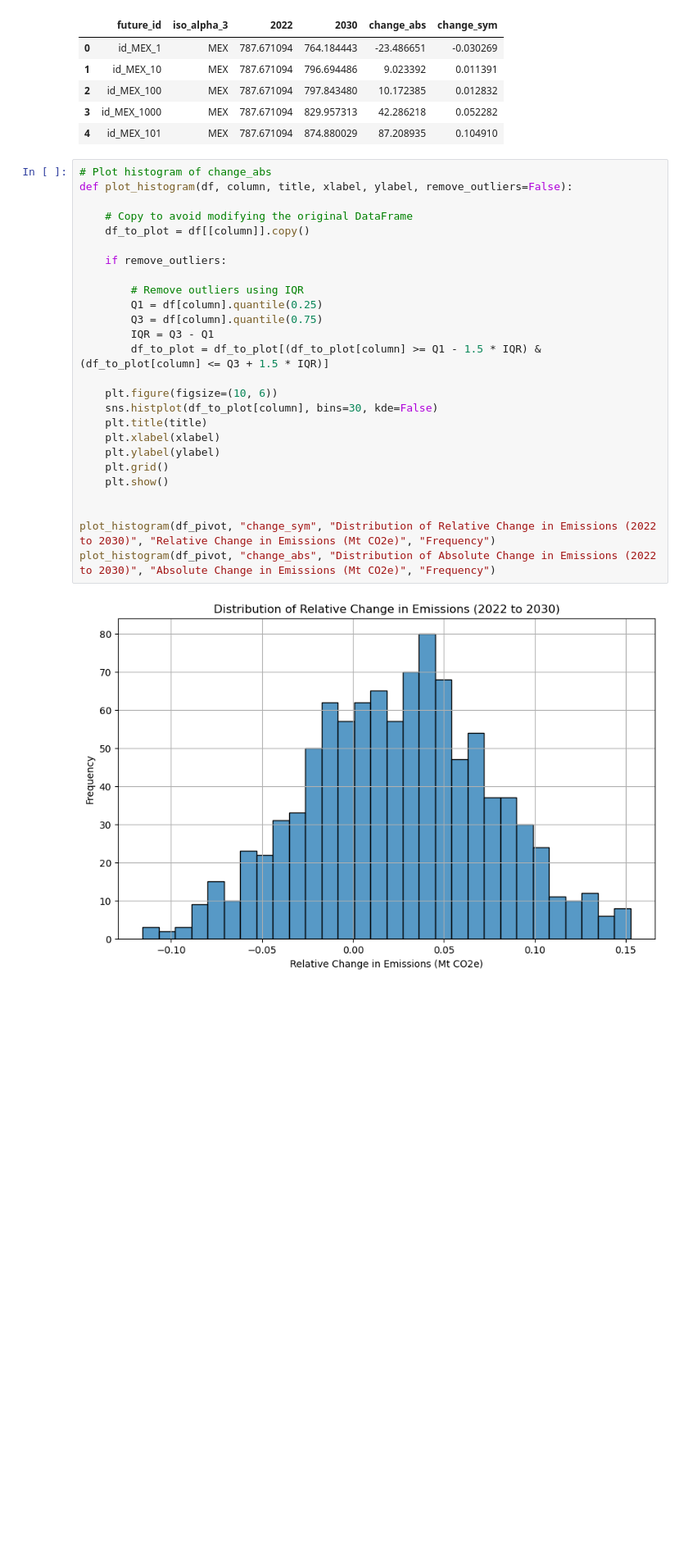
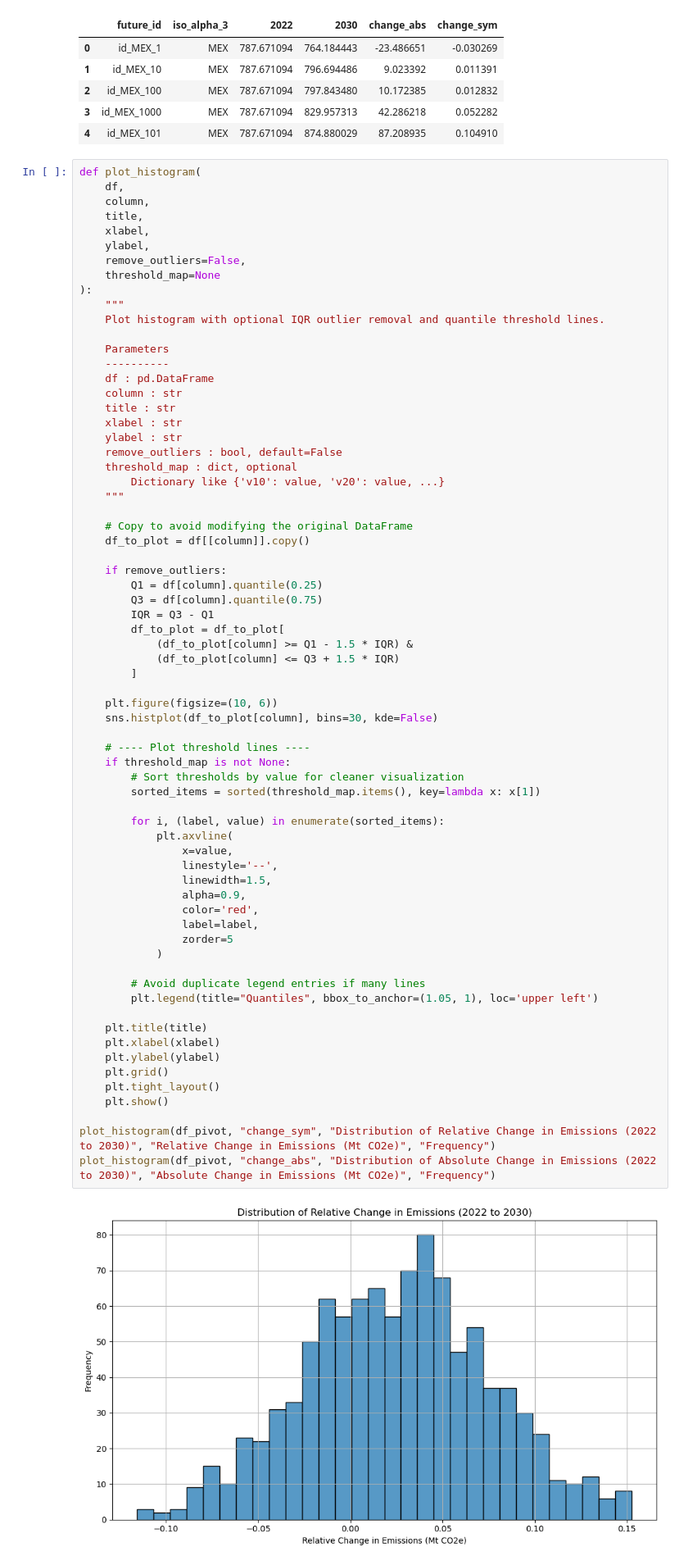
Before and after one commit to jroblar/ndc_evaluation, a Jupyter notebook: scenario_discovery/scenario_discovery_test.ipynb, the cells around one changed output. Shown at 82% size. Cells and saved outputs as stored; diff of their text form; blank space fills up the shorter version.

```diff
--- a/scenario_discovery/scenario_discovery_test.ipynb
+++ b/scenario_discovery/scenario_discovery_test.ipynb
@@ -63,30 +62,72 @@ df_pivot.head()
 | 3 | id_MEX_1000 | MEX | 787.671094 | 829.957313 | 42.286218 | 0.052282 |
 | 4 | id_MEX_101 | MEX | 787.671094 | 874.880029 | 87.208935 | 0.104910 |
 # %%
-# Plot histogram of change_abs
-def plot_histogram(df, column, title, xlabel, ylabel, remove_outliers=False):
+def plot_histogram(
+    df,
+    column,
+    title,
+    xlabel,
+    ylabel,
+    remove_outliers=False,
+    threshold_map=None
+):
+    """
+    Plot histogram with optional IQR outlier removal and quantile threshold lines.
+
+    Parameters
+    ----------
+    df : pd.DataFrame
+    column : str
+    title : str
+    xlabel : str
+    ylabel : str
+    remove_outliers : bool, default=False
+    threshold_map : dict, optional
+        Dictionary like {'v10': value, 'v20': value, ...}
+    """
 
     # Copy to avoid modifying the original DataFrame
     df_to_plot = df[[column]].copy()
 
     if remove_outliers:
-
-        # Remove outliers using IQR
         Q1 = df[column].quantile(0.25)
         Q3 = df[column].quantile(0.75)
         IQR = Q3 - Q1
-        df_to_plot = df_to_plot[(df_to_plot[column] >= Q1 - 1.5 * IQR) & (df_to_plot[column] <= Q3 + 1.5 * IQR)]
+        df_to_plot = df_to_plot[
+            (df_to_plot[column] >= Q1 - 1.5 * IQR) &
+            (df_to_plot[column] <= Q3 + 1.5 * IQR)
+        ]
 
     plt.figure(figsize=(10, 6))
     sns.histplot(df_to_plot[column], bins=30, kde=False)
+
+    # ---- Plot threshold lines ----
+    if threshold_map is not None:
+        # Sort thresholds by value for cleaner visualization
+        sorted_items = sorted(threshold_map.items(), key=lambda x: x[1])
+
+        for i, (label, value) in enumerate(sorted_items):
+            plt.axvline(
+                x=value,
+                linestyle='--',
+                linewidth=1.5,
+                alpha=0.9,
+                color='red',
+                label=label,
+                zorder=5
+            )
+
+        # Avoid duplicate legend entries if many lines
+        plt.legend(title="Quantiles", bbox_to_anchor=(1.05, 1), loc='upper left')
+
     plt.title(title)
     plt.xlabel(xlabel)
     plt.ylabel(ylabel)
     plt.grid()
+    plt.tight_layout()
     plt.show()
-
 
 plot_histogram(df_pivot, "change_sym", "Distribution of Relative Change in Emissions (2022 to 2030)", "Relative Change in Emissions (Mt CO2e)", "Frequency")
 plot_histogram(df_pivot, "change_abs", "Distribution of Absolute Change in Emissions (2022 to 2030)", "Absolute Change in Emissions (Mt CO2e)", "Frequency")
 # %% [output]
-[figure, old version]
+[figure, new version]
```
Also changed, not shown: parts of 18 cells of this notebook, 1 other file.
